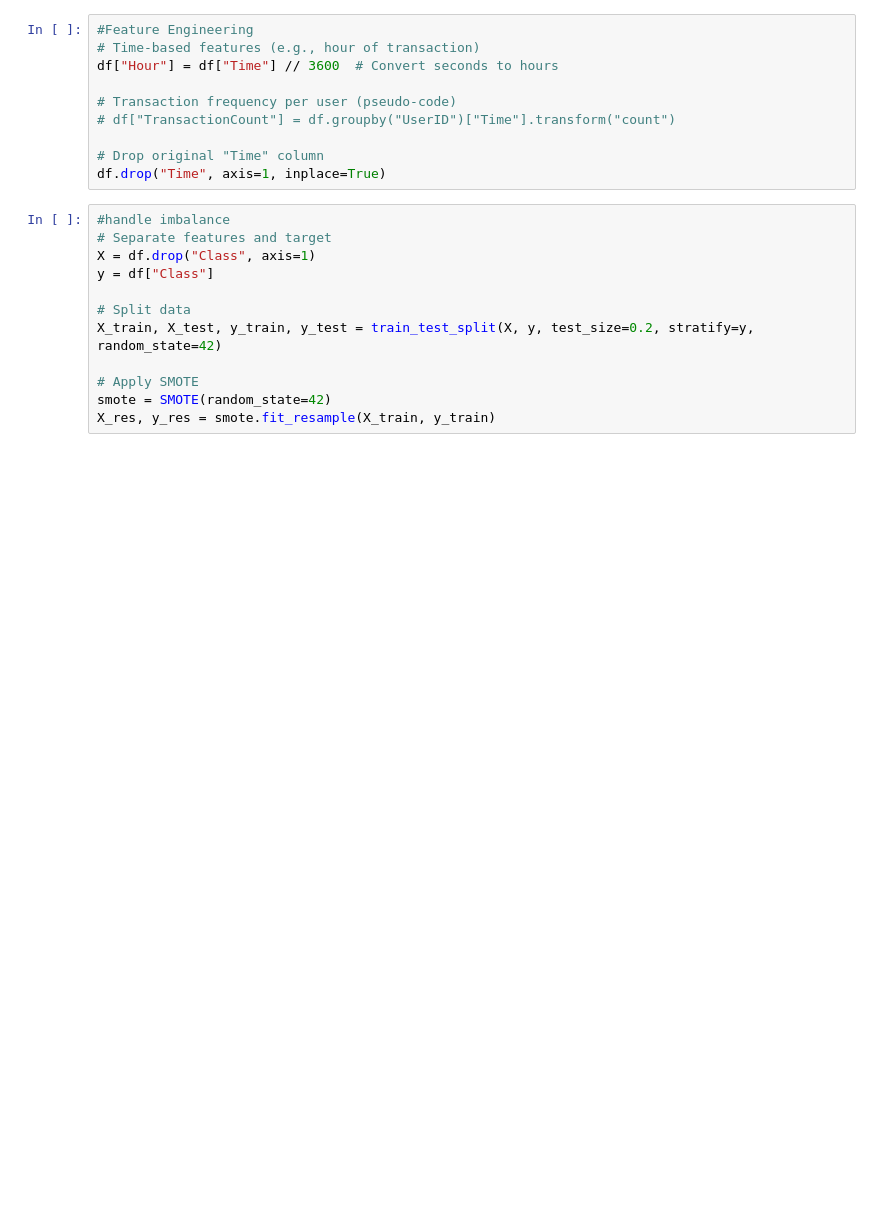
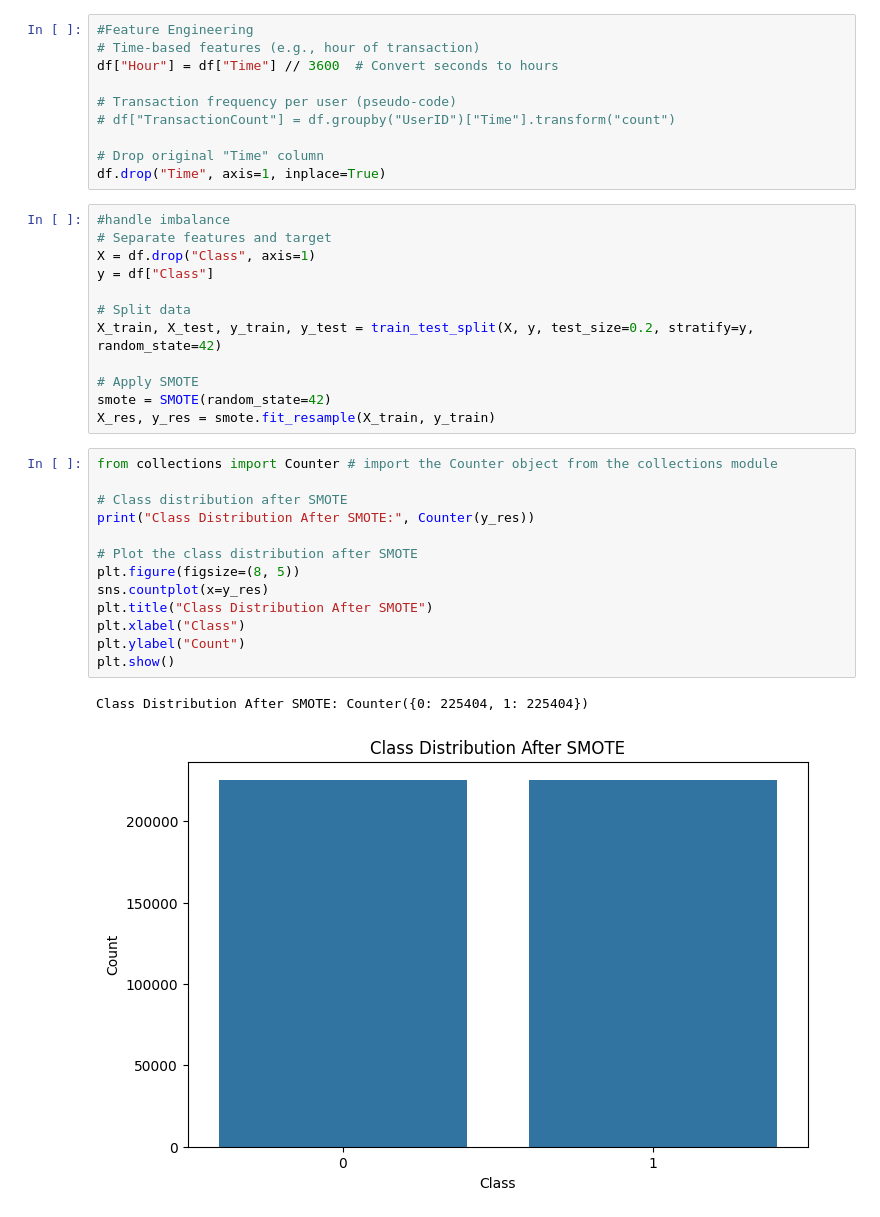
Before and after one commit to sakuna47/Credit_Card_Fraud_Detection, a Jupyter notebook: CrdtCrdFrdDtctn_Backend.ipynb, the cells around one changed output. Cells and saved outputs as stored; diff of their text form; blank space fills up the shorter version.

Commit message:
visualization after smote

```diff
--- a/CrdtCrdFrdDtctn_Backend.ipynb
+++ b/CrdtCrdFrdDtctn_Backend.ipynb
@@ -141,3 +141,19 @@ X_train, X_test, y_train, y_test = train_test_split(X, y, test_size=0.2, stratif
 # Apply SMOTE
 smote = SMOTE(random_state=42)
 X_res, y_res = smote.fit_resample(X_train, y_train)
+# %%
+from collections import Counter # import the Counter object from the collections module
+
+# Class distribution after SMOTE
+print("Class Distribution After SMOTE:", Counter(y_res))
+
+# Plot the class distribution after SMOTE
+plt.figure(figsize=(8, 5))
+sns.countplot(x=y_res)
+plt.title("Class Distribution After SMOTE")
+plt.xlabel("Class")
+plt.ylabel("Count")
+plt.show()
+# %% [output]
+Class Distribution After SMOTE: Counter({0: 225404, 1: 225404})
+[figure, added]
```
